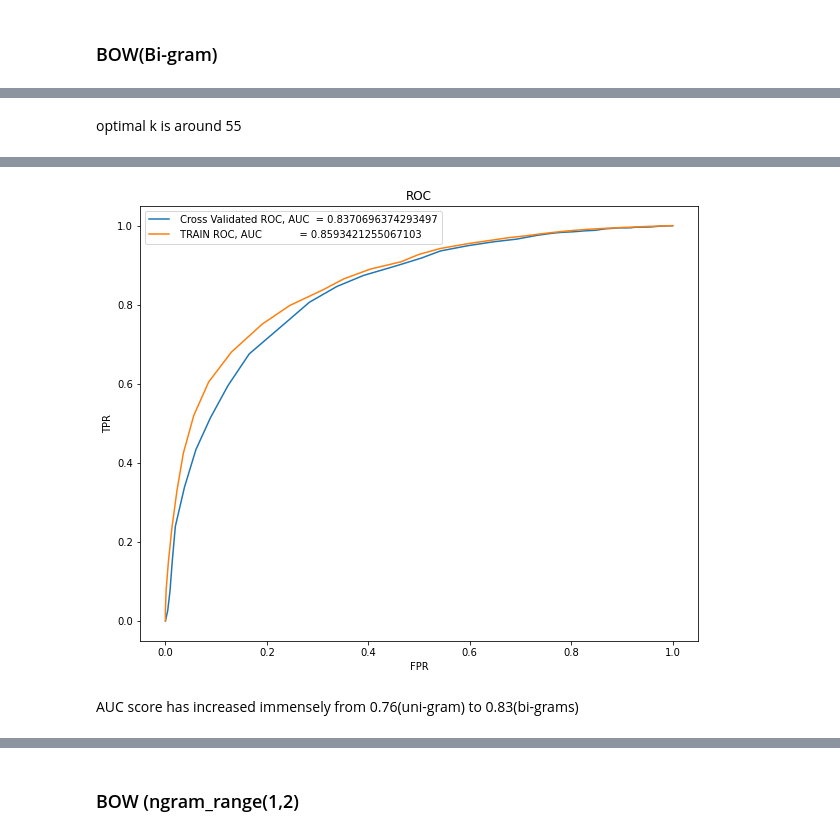
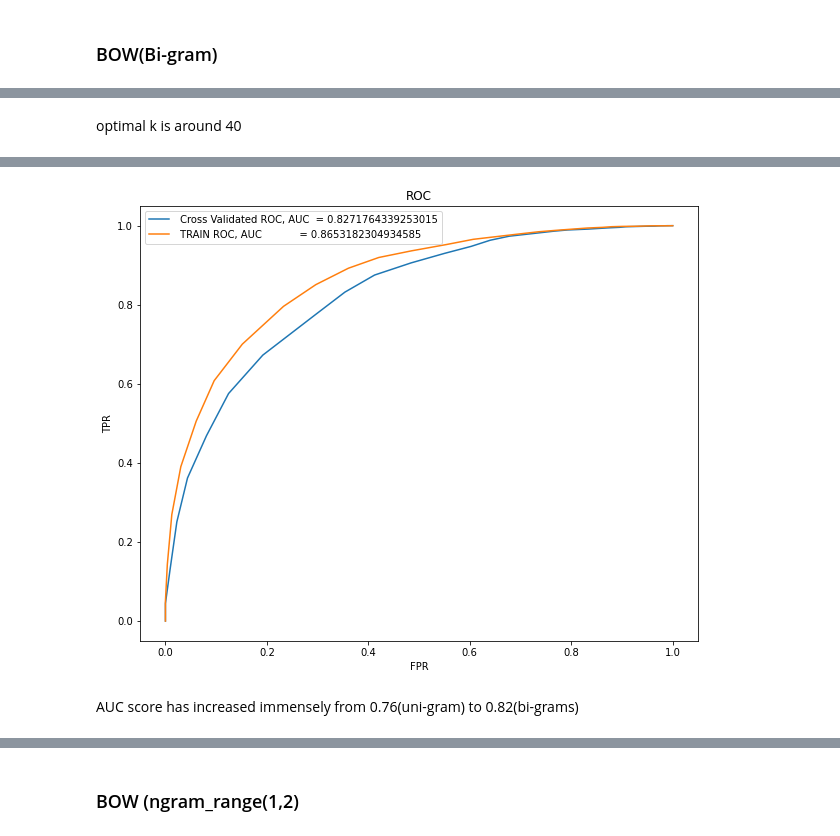
Before and after one commit to Dummy-Bug/Amazon-Fine-Food-Reviews, a Jupyter notebook: Amazon_Fine_Food_Reviews_using_KNN_.ipynb, the cells around one changed output, grey strips where cells are left out. Cells and saved outputs as stored; diff of their text form; code cells hidden in the pictures.

```diff
--- a/Amazon_Fine_Food_Reviews_using_KNN_.ipynb
+++ b/Amazon_Fine_Food_Reviews_using_KNN_.ipynb
@@ -429,7 +444,7 @@ size of Y_test  =  6387 <class 'numpy.ndarray'>
 # %% [markdown]
 <h3> Cross Validation
 # %%
-X_train,X_cv,Y_train,Y_cv = train_test_split(X_train,Y_train,test_size = 0.33,random_state=42)
+X_train,X_cv,Y_train,Y_cv = train_test_split(X_train,Y_train,test_size = 0.33,random_state=42,stratify = Y_train)
 # %%
 print("size of X_train = ",len(X_train),type(X_train))
 print("size of X_cv    = ",len(X_cv),   type(X_cv))
@@ -787,5 +780,5 @@ f1 Score         =  92.0
 # %%
-knn = KNeighborsClassifier(n_neighbors=60,algorithm='brute',n_jobs=-1) # selecting k according to Accuracy
+knn = KNeighborsClassifier(n_neighbors=45,algorithm='brute',n_jobs=-1) # selecting k according to Accuracy
 
 knn.fit(BOW_X_train,Y_train)
 
@@ -953,7 +839,7 @@ https://towardsdatascience.com/7-over-sampling-techniques-to-handle-imbalanced-d
 # %%
 from sklearn.feature_extraction.text import CountVectorizer
 
-vectorizer = CountVectorizer(ngram_range = (2,2),max_features= 10000)
+vectorizer = CountVectorizer(ngram_range = (2,2),max_features= 5000)
 
 vectorizer.fit(X_train) # fitting on the training data,building the vocabulary and stuff.
 
@@ -976,38 +862 @@ BOW_X_test  (6387, 10000)
 <class 'scipy.sparse.csr.csr_matrix'>
-# %%
-%time
-from sklearn.metrics import roc_auc_score
-from sklearn.neighbors import KNeighborsClassifier
-
-auc_cv    = []
-auc_train = []
-k         = list(range(1,500,50) )
-
-for i in tqdm(range(1,500,50)):
-
-  knn = KNeighborsClassifier(n_neighbors = i, algorithm = 'brute',n_jobs = -1)
-
-  knn.fit(BOW_X_train,Y_train)
-  y_hat = knn.predict_proba(BOW_X_cv) # predict probabilities.
-  pos_prob = y_hat[:,1]               # selecting probabilities of positive class only.
-  auc_cv.append(roc_auc_score(Y_cv,pos_prob))
-
-  y_hat = knn.predict_proba(BOW_X_train)
-  pos_prob = y_hat[:,1]
-  auc_train.append(roc_auc_score(Y_train,pos_prob)) # appending the auc_score of different K for training data.
-
-
-plt.figure( figsize = (10,6) )
-
-plt.plot(k,auc_train,label = "AUC Train")
-plt.scatter(k,auc_train,label = "AUC Train")
-
-plt.plot(k,auc_cv,label = 'AUC Cv')
-plt.scatter(k,auc_cv,label = 'AUC Cv')
-
-plt.title("AUC vs K")
-plt.xlabel('K')
-plt.ylabel('AUC')
-plt.legend()
-
-plt.show()
@@ -1061,11 +904,11 @@ Wall time: 8.11 µs
 # %% [markdown]
-optimal k is around 55
+optimal k is around 40
 # %%
 %time
 from sklearn.neighbors import KNeighborsClassifier
 from sklearn.metrics   import roc_auc_score
 
-knn = KNeighborsClassifier(n_neighbors=55,algorithm='brute',n_jobs=-1,metric= 'cosine') # selecting an odd k
+knn = KNeighborsClassifier(n_neighbors=39,algorithm='brute',n_jobs=-1,metric= 'cosine') # selecting an odd k
 
 knn.fit(BOW_X_train,Y_train)
 
@@ -1096,3 +939,3 @@ Wall time: 6.44 µs
-[figure, old version]
+[figure, new version]
 # %% [markdown]
-AUC score has increased immensely from 0.76(uni-gram) to 0.83(bi-grams)
+AUC score has increased immensely from 0.76(uni-gram) to 0.82(bi-grams)
```
Also changed, not shown: parts of 61 cells of this notebook.
